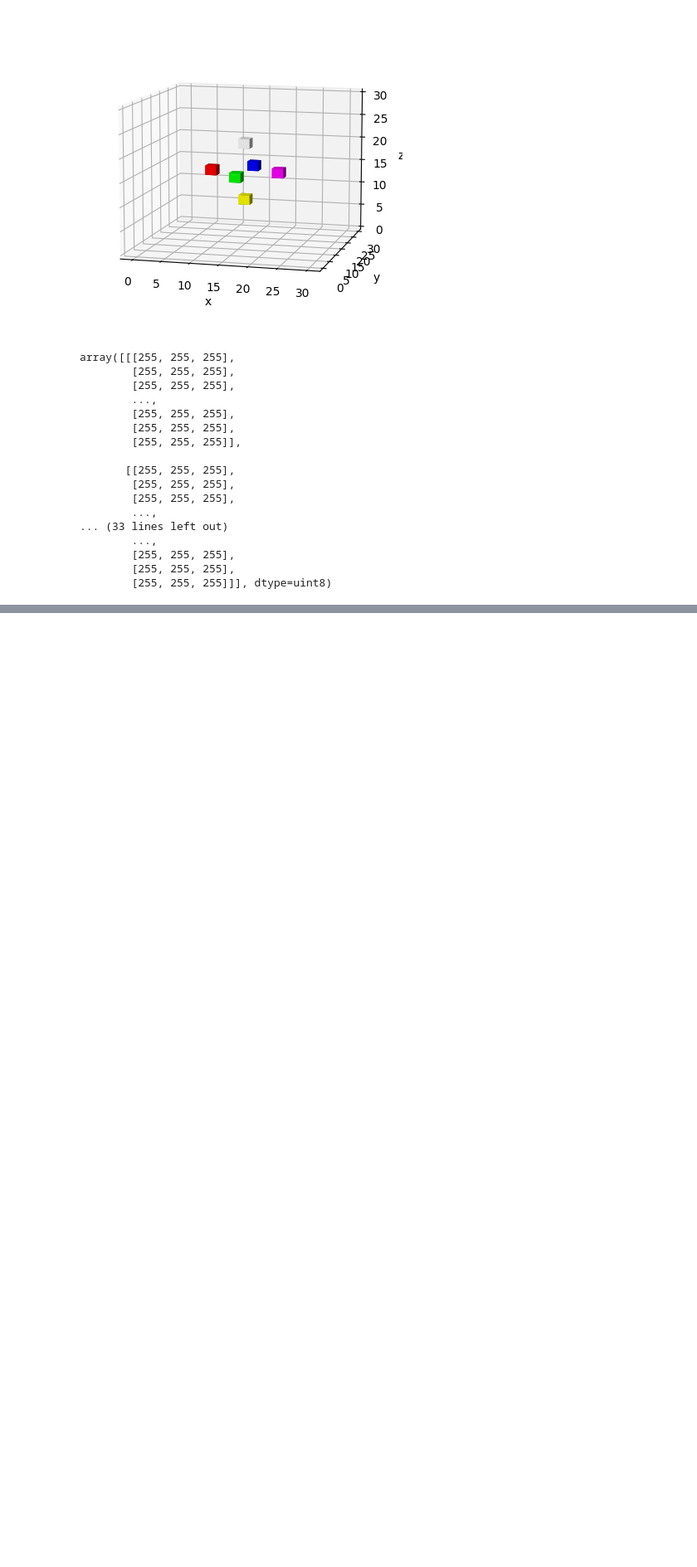
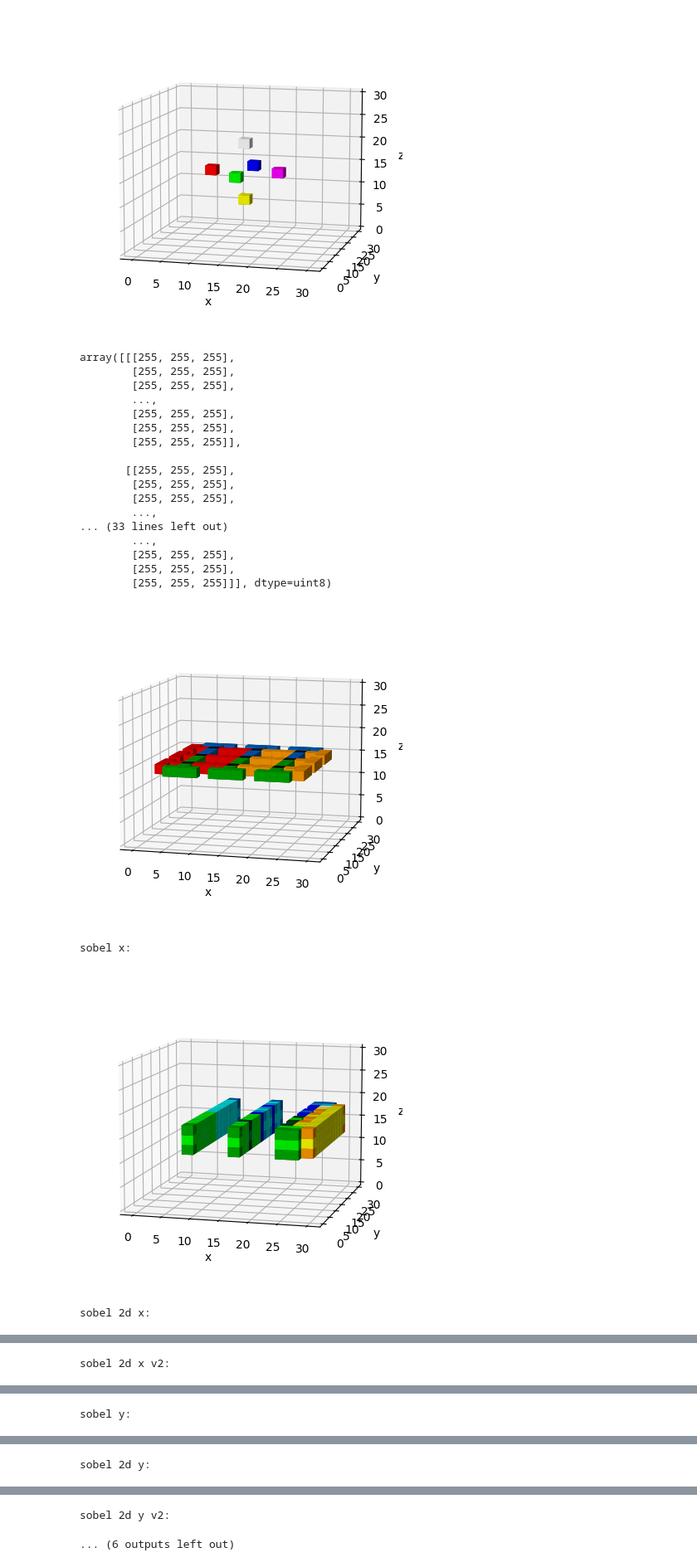
Before and after one commit to mravelo5874/neural-cellular-automata, a Jupyter notebook: _5_voxel_nca/experiments.ipynb, the cells around one changed output, grey strips where cells are left out. Shown at 83% size. Saved outputs shown, nothing was run; the diff lists cells and outputs as text; code cells hidden in the pictures; blank space fills up the shorter version.

```diff
--- a/_5_voxel_nca/experiments.ipynb
+++ b/_5_voxel_nca/experiments.ipynb
@@ -224,7 +224,7 @@ from scripts.vox.Vox import Vox
 from scripts.nca.VoxelPerception import VoxelPerception as vp
 from scripts.nca.VoxelPerception import X_SOBEL_KERN, Y_SOBEL_KERN, Z_SOBEL_KERN, X_SOBEL_2D_KERN, Y_SOBEL_2D_KERN, Z_SOBEL_2D_KERN, Y_SOBEL_2D_KERN_v2, X_SOBEL_2D_KERN_v2
 
-cowboy = Vox().load_from_file('../vox/ghosty.vox')
+cowboy = Vox().load_from_file('../vox/rubiks_struct.vox')
 size = 16
 
 # * make sure Vox.tensor() works as expeccted
@@ -310,30 +310,35 @@ Vox().load_from_tensor(gz2d).render(_show_grid=True)
 # px = (gx2dv2*_cos)-(gy2dv2*_sin)
 # py = (gx2dv2*_sin)+(gy2dv2*_cos)
 
 # print ('angle = 3pi/4')
 # print ('px:')
 # Vox().load_from_tensor(px).render(_show_grid=True)
 # print ('py:')
 # Vox().load_from_tensor(py).render(_show_grid=True)
 
 # angle += (torch.pi/4)
 # _cos, _sin = angle.cos(), angle.sin()
 # px = (gx2dv2*_cos)-(gy2dv2*_sin)
 # py = (gx2dv2*_sin)+(gy2dv2*_cos)
 
 # print ('angle = pi')
 # print ('px:')
 # Vox().load_from_tensor(px).render(_show_grid=True)
 # print ('py:')
 # Vox().load_from_tensor(py).render(_show_grid=True)
 
 # angle = torch.rand([size, size, size]).to('cuda') * torch.pi * 2
 # _cos, _sin = angle.cos(), angle.sin()
 # px = (gx2dv2*_cos)-(gy2dv2*_sin)
 # py = (gx2dv2*_sin)+(gy2dv2*_cos)
 
 # print ('angle = rand')
 # print ('px:')
 # Vox().load_from_tensor(px).render(_show_grid=True)
 # print ('py:')
 # Vox().load_from_tensor(py).render(_show_grid=True)
+# %% [output]
+[figure, added]
+sobel x:
+[figure, added]
+sobel 2d x:
@@ -339,0 +346 @@ Vox().load_from_tensor(gz2d).render(_show_grid=True)
+sobel 2d x v2:
@@ -339,0 +348 @@ Vox().load_from_tensor(gz2d).render(_show_grid=True)
+sobel y:
@@ -339,0 +350 @@ Vox().load_from_tensor(gz2d).render(_show_grid=True)
+sobel 2d y:
@@ -339,0 +352,2 @@ Vox().load_from_tensor(gz2d).render(_show_grid=True)
+sobel 2d y v2:
+... (6 outputs left out)
```
Also changed, not shown: parts of 1 cell of this notebook, 6 other files.
